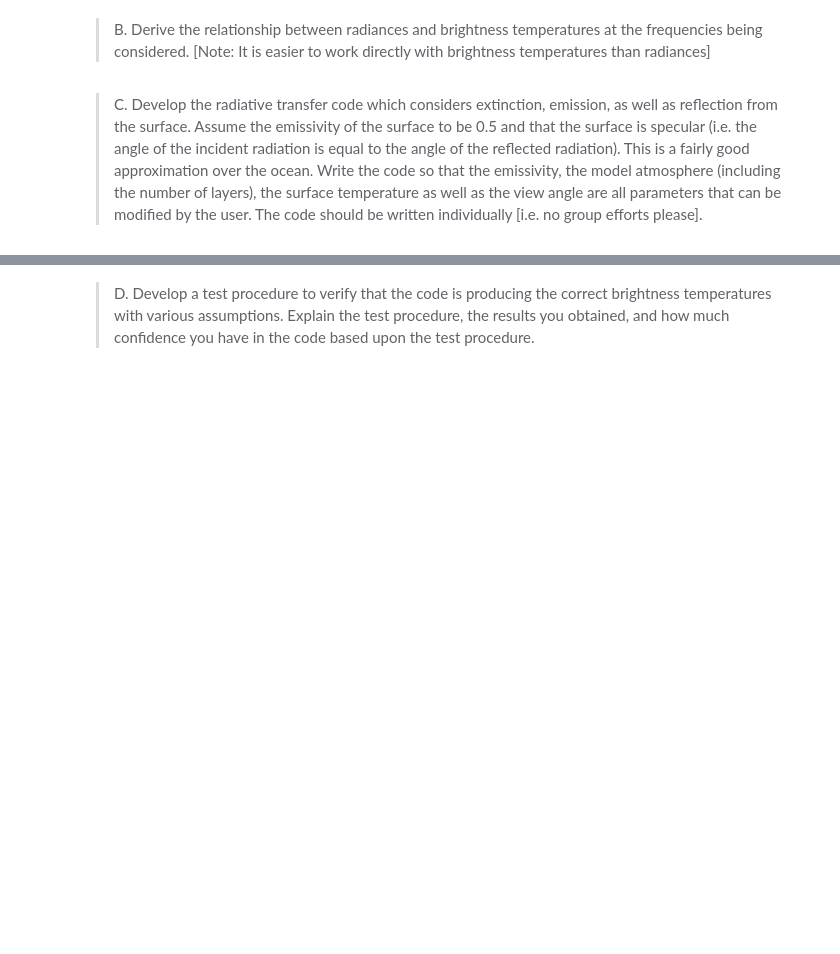
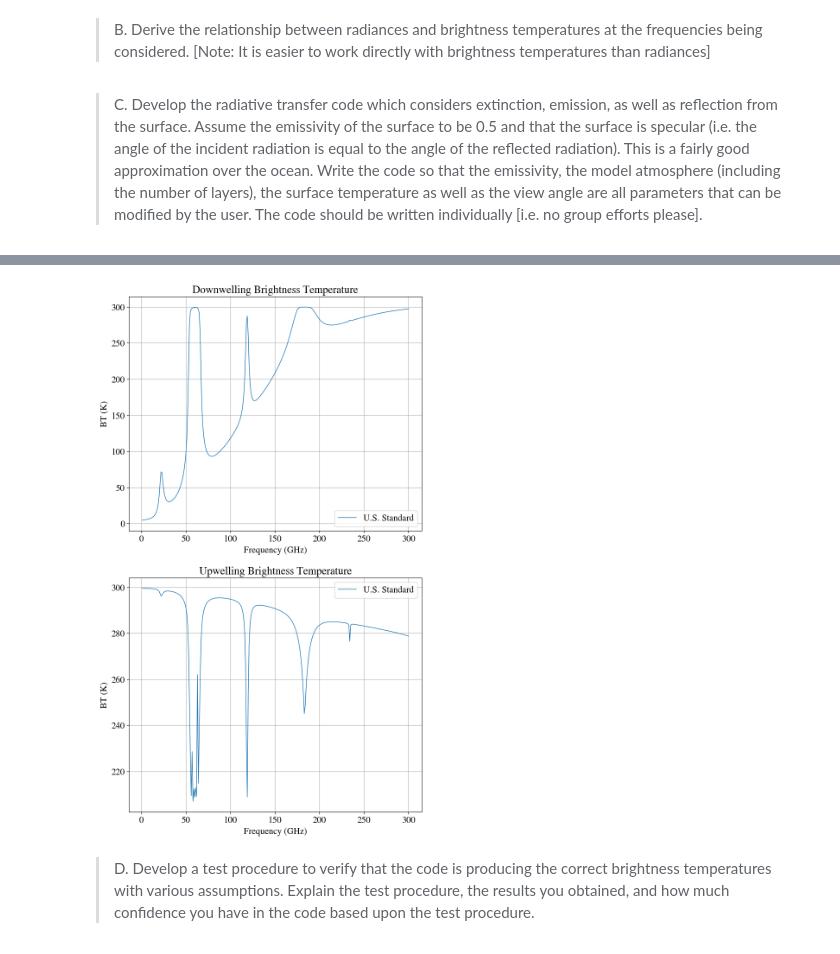
Before and after one commit to meghanstell/SynopticFinalProject, a Jupyter notebook: RadiationProject1_MStell.ipynb, the cells around one changed output, grey strips where cells are left out. Drawn from its saved outputs; the diff is of its cells as text; code cells hidden in the pictures; blank space fills up the shorter version.

```diff
--- a/RadiationProject1_MStell.ipynb
+++ b/RadiationProject1_MStell.ipynb
@@ -376,6 +403,3 @@ plt.show()
 >    B.	Derive the relationship between radiances and brightness temperatures at the frequencies being considered. [Note: It is easier to work directly with brightness temperatures than radiances]
 # %% [markdown]
 >    C.	Develop the radiative transfer code which considers extinction, emission, as well as reflection from the surface. Assume the emissivity of the surface to be 0.5 and that the surface is specular (i.e. the angle of the incident radiation is equal to the angle of the reflected radiation). This is a fairly good approximation over the ocean. Write the code so that the emissivity, the model atmosphere (including the number of layers), the surface temperature as well as the view angle are all parameters that can be modified by the user. The code should be written individually [i.e. no group efforts please].
-# %%
-def rte(emissivity, atmos_layers, surface_temp, view_angle):
-    surface_emissivity=0.5
@@ -381,0 +528,84 @@ def rte(emissivity, atmos_layers, surface_temp, view_angle):
+# %%
+import matplotlib.pyplot as plt
+
+# plt.rcParams.update({'font.size': 15})
+import numpy as np
+
+from pyrtlib.climatology import AtmosphericProfiles as atmp
+from pyrtlib.tb_spectrum import TbCloudRTE
+from pyrtlib.utils import ppmv2gkg, mr2rh
+
+atm = [
+    # 'Tropical',
+    # 'Midlatitude Summer',
+    # 'Midlatitude Winter',
+    # 'Subarctic Summer',
+    # 'Subarctic Winter',
+    'U.S. Standard'
+    ]
+
+fig, (ax, ax2) = plt.subplots(2,1, figsize=(24.5, 15.5))
+
+for i in range(0, len(atm)):
+    z, p, d, t, md = atmp.gl_atm(i)
+    print(f'{z=}')
+    print(f'{p=}')
+    print(f'{d=}')
+    print(f'{t=}')
+    print(f'{md=}')
+
+    gkg = ppmv2gkg(md[:, atmp.H2O], atmp.H2O)
+    rh = mr2rh(p, t, gkg)[0] / 100
+
+    mdl = 'R17'
+
+    ang = np.array([90.])
+    frq = np.arange(1, 301, 1)
+    nf = len(frq)
+
+    ax.set_title('Downwelling Brightness Temperature')
+    ax.set_xlabel('Frequency (GHz)')
+    ax.set_ylabel('BT (K)')
+
+    rte = TbCloudRTE(z, p, t, rh, frq, ang)
+    rte.satellite = False
+    rte.init_absmdl(mdl)
+    df = rte.execute()
+
+    df = df.set_index(frq)
+    df.tbtotal.plot(ax=ax, linewidth=1, label='{}'.format(atm[i]))
+
+ax.grid(True, 'both')
+ax.legend()
+ax.set_box_aspect(0.8)
+
+
+for i in range(0, len(atm)):
+    z, p, d, t, md = atmp.gl_atm(i)
+    gkg = ppmv2gkg(md[:, atmp.H2O], atmp.H2O)
+    rh = mr2rh(p, t, gkg)[0] / 100
+
+    mdl = 'R19SD'
+
+    ang = np.array([90.])
+    frq = np.arange(1, 301, 1)
+    nf = len(frq)
+
+    ax2.set_title('Upwelling Brightness Temperature')
+    ax2.set_xlabel('Frequency (GHz)')
+    ax2.set_ylabel('BT (K)')
+
+    rte = TbCloudRTE(z, p, t, rh, frq, ang)
+    rte.init_absmdl(mdl)
+    df = rte.execute()
+
+    df = df.set_index(frq)
+    df.tbtotal.plot(ax=ax2, linewidth=1, label='{}'.format(atm[i]))
+
+
+ax2.grid(True, 'both')
+ax2.legend()
+ax2.set_box_aspect(0.8)
+
+plt.show()
+# %% [output]
@@ -382,3 +629,4 @@ def rte(emissivity, atmos_layers, surface_temp, view_angle):
+[figure, added]
 # %% [markdown]
 >    D.	Develop a test procedure to verify that the code is producing the correct brightness temperatures with various assumptions. Explain the test procedure, the results you obtained, and how much confidence you have in the code based upon the test procedure.
 # %% [markdown]
```
Also changed, not shown: parts of 5 cells of this notebook, 1 other file.
